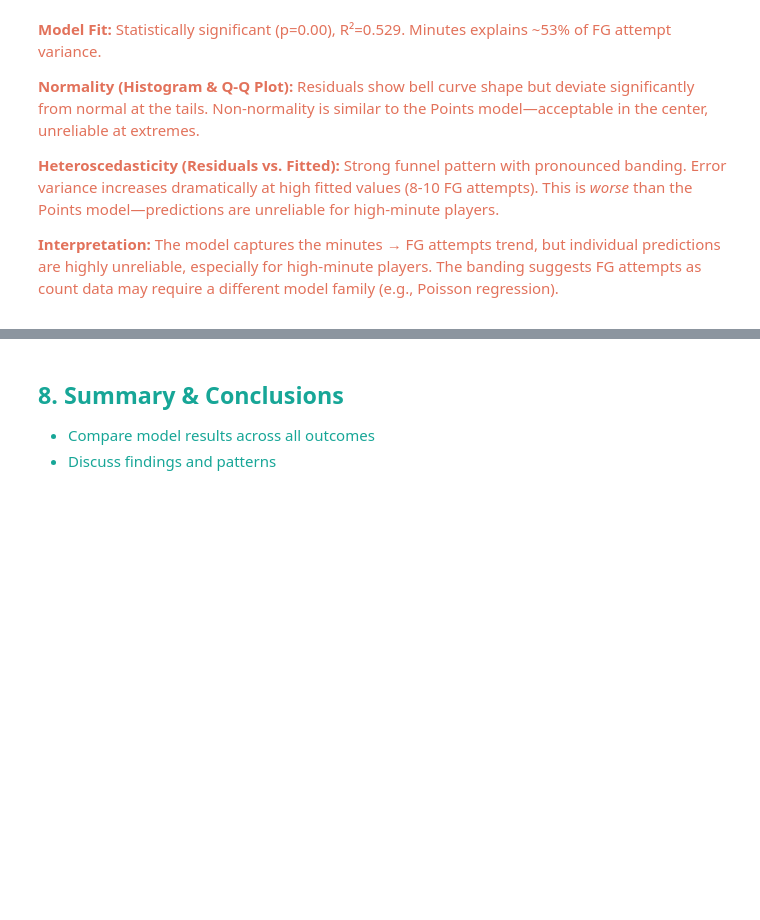
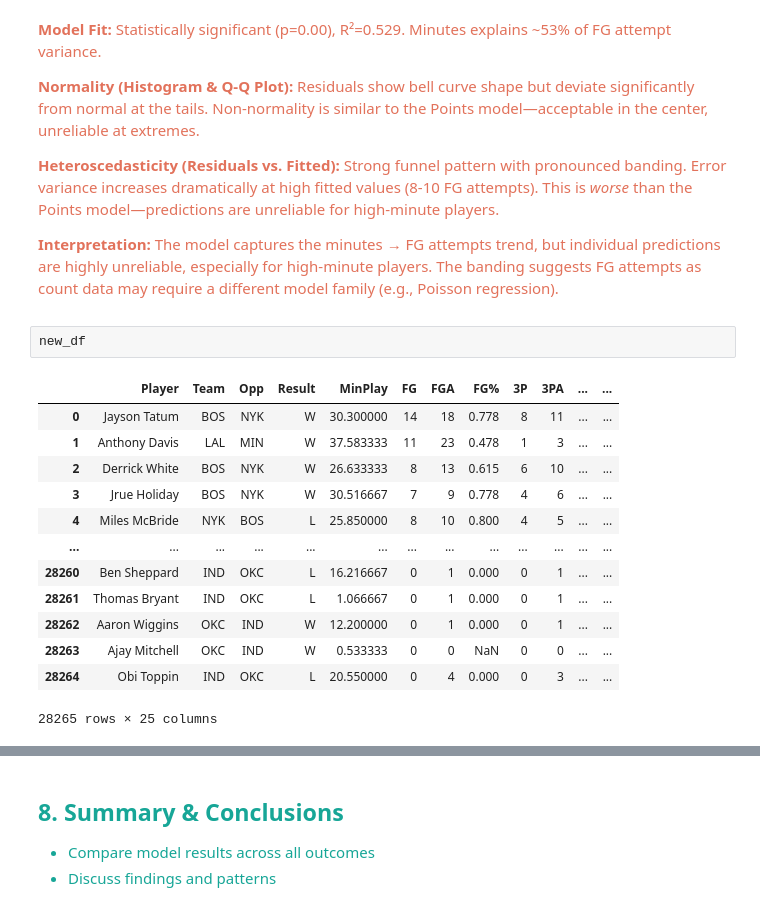
Before and after one commit to awomann/nba-prediction, a Jupyter notebook: NBA_Predictive_Analytics.ipynb, the cells around one changed output, grey strips where cells are left out. Drawn from its saved outputs; the diff is of its cells as text; blank space fills up the shorter version.

```diff
--- a/NBA_Predictive_Analytics.ipynb
+++ b/NBA_Predictive_Analytics.ipynb
@@ -1000,3 +1001,19 @@ plt.show()
 **Interpretation:** The model captures the minutes → FG attempts trend, but individual predictions are highly unreliable, especially for high-minute players. The banding suggests FG attempts as count data may require a different model family (e.g., Poisson regression).
 
 </span>
+# %%
+new_df
+# %% [output]
+|  | Player | Team | Opp | Result | MinPlay | FG | FGA | FG% | 3P | 3PA | ... | ... |
+| 0 | Jayson Tatum | BOS | NYK | W | 30.300000 | 14 | 18 | 0.778 | 8 | 11 | ... | ... |
+| 1 | Anthony Davis | LAL | MIN | W | 37.583333 | 11 | 23 | 0.478 | 1 | 3 | ... | ... |
+| 2 | Derrick White | BOS | NYK | W | 26.633333 | 8 | 13 | 0.615 | 6 | 10 | ... | ... |
+| 3 | Jrue Holiday | BOS | NYK | W | 30.516667 | 7 | 9 | 0.778 | 4 | 6 | ... | ... |
+| 4 | Miles McBride | NYK | BOS | L | 25.850000 | 8 | 10 | 0.800 | 4 | 5 | ... | ... |
+| ... | ... | ... | ... | ... | ... | ... | ... | ... | ... | ... | ... | ... |
+| 28260 | Ben Sheppard | IND | OKC | L | 16.216667 | 0 | 1 | 0.000 | 0 | 1 | ... | ... |
+| 28261 | Thomas Bryant | IND | OKC | L | 1.066667 | 0 | 1 | 0.000 | 0 | 1 | ... | ... |
+| 28262 | Aaron Wiggins | OKC | IND | W | 12.200000 | 0 | 1 | 0.000 | 0 | 1 | ... | ... |
+| 28263 | Ajay Mitchell | OKC | IND | W | 0.533333 | 0 | 0 | NaN | 0 | 0 | ... | ... |
+| 28264 | Obi Toppin | IND | OKC | L | 20.550000 | 0 | 4 | 0.000 | 0 | 3 | ... | ... |
+28265 rows × 25 columns
```
Also changed, not shown: parts of 20 cells of this notebook.
